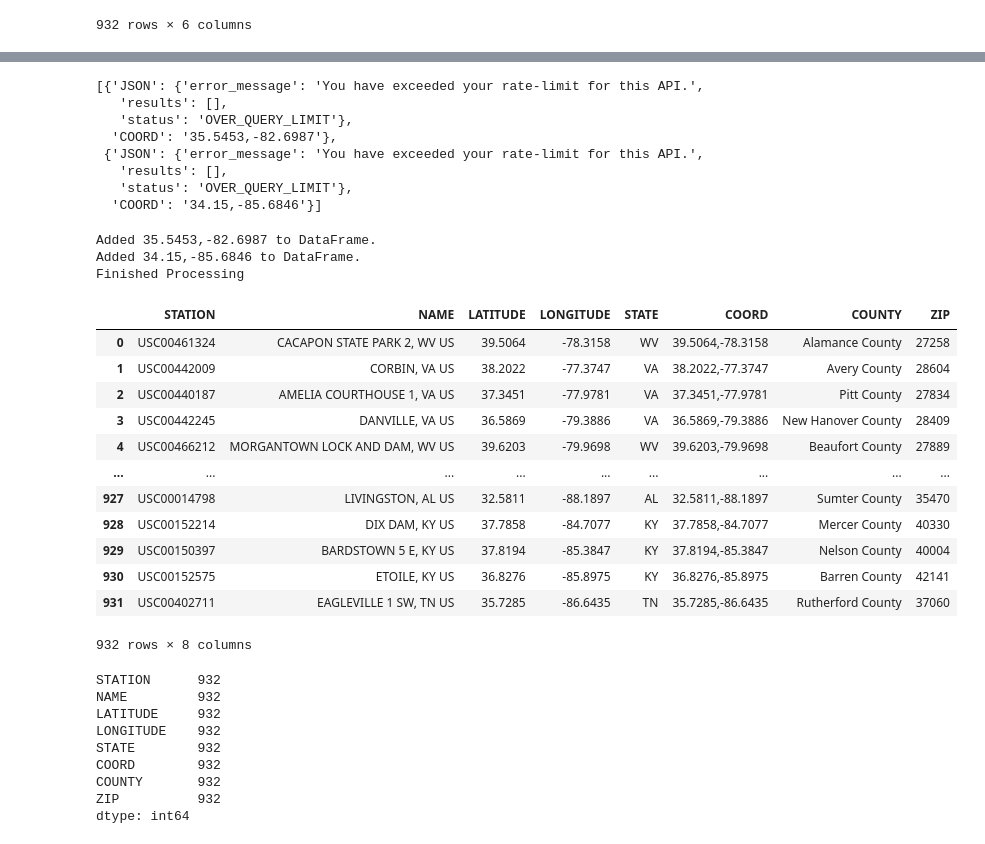
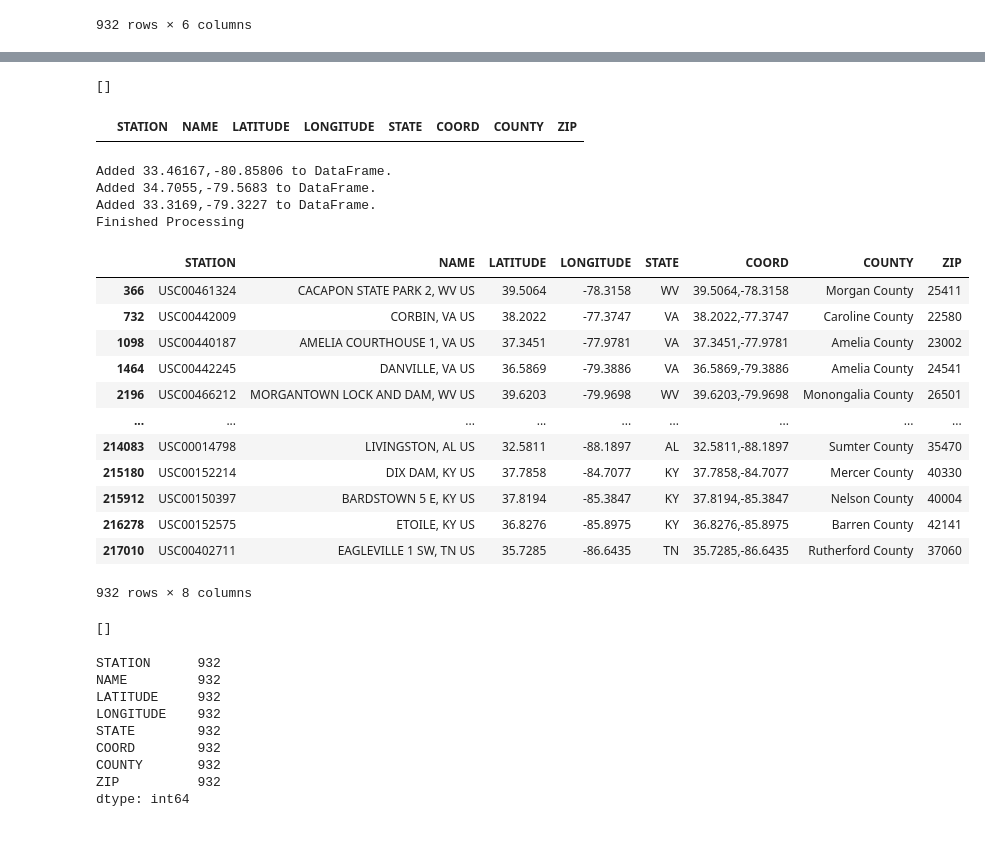
Before and after one commit to rebekahcallkacz/interactive-daily-normals, a Jupyter notebook: data_prep/data_cleaning.ipynb, the cells around one changed output, grey strips where cells are left out. Drawn from its saved outputs; the diff is of its cells as text; code cells hidden in the pictures.

Commit message:
fixed inaccurate geocoding and updated all datasets

```diff
--- a/data_prep/data_cleaning.ipynb
+++ b/data_prep/data_cleaning.ipynb
@@ -292,4 +236,6 @@ stations
 # %%
-# Extract out stations that are missing county and zip code
-missing_geocode = stations.loc[stations['COUNTY'].isnull()]
-missing_geocode
+# Empty list for any stations missing
+missing_stations = []
+
+# Create columns for county and zip code
+stations_others = stations.loc[stations['COUNTY'] == '']
@@ -310,9 +242,7 @@ missing_geocode
 # %%
-# Create empty list to store any calls that don't work
-missing_stations = []
-
-# Use reverse geocoding using Google's Geocoding API to find the rest of the zipcodes and counties
-for coord in missing_geocode['COORD']:
+# Use reverse geocoding using Google's Geocoding API to find the zipcodes and counties
+for index, row in stations_others.iterrows():
+    coord = row["COORD"]
     # Assemble url and make API call based on coordinates
     url = f'https://maps.googleapis.com/maps/api/geocode/json?latlng={coord}&key={gkey}'
     response = requests.get(url)
@@ -330,6 +260,7 @@ for coord in missing_geocode['COORD']:
         stations.loc[stations['COORD'] == coord, 'ZIP'] = zipcode
 
         print(f'Added {coord} to DataFrame.')
+        time.sleep(1)
 
     except:
         # Store any problematic coordinates
@@ -362,14 +293,12 @@ Finished Processing
 # Check if any json requests were unsuccessful
 missing_stations
 # %% [output]
-[{'JSON': {'error_message': 'You have exceeded your rate-limit for this API.',
-   'results': [],
-   'status': 'OVER_QUERY_LIMIT'},
-  'COORD': '35.5453,-82.6987'},
- {'JSON': {'error_message': 'You have exceeded your rate-limit for this API.',
-   'results': [],
-   'status': 'OVER_QUERY_LIMIT'},
-  'COORD': '34.15,-85.6846'}]
+[]
+# %%
+# Check for any empty county/zip entries
+stations.loc[stations["COUNTY"] == ""]
+# %% [output]
+|  | STATION | NAME | LATITUDE | LONGITUDE | STATE | COORD | COUNTY | ZIP |
 # %%
 # Retry API calls which didn't work
 
@@ -406,26 +335,31 @@ for entry in missing_stations:
 
 print('Finished Processing')
 # %% [output]
-Added 35.5453,-82.6987 to DataFrame.
-Added 34.15,-85.6846 to DataFrame.
+Added 33.46167,-80.85806 to DataFrame.
+Added 34.7055,-79.5683 to DataFrame.
+Added 33.3169,-79.3227 to DataFrame.
 Finished Processing
 # %%
 # Preview DataFrame
-stations
+stations.loc[stations['COUNTY'] != '']
 # %% [output]
 |  | STATION | NAME | LATITUDE | LONGITUDE | STATE | COORD | COUNTY | ZIP |
-| 0 | USC00461324 | CACAPON STATE PARK 2, WV US | 39.5064 | -78.3158 | WV | 39.5064,-78.3158 | Alamance County | 27258 |
-| 1 | USC00442009 | CORBIN, VA US | 38.2022 | -77.3747 | VA | 38.2022,-77.3747 | Avery County | 28604 |
-| 2 | USC00440187 | AMELIA COURTHOUSE 1, VA US | 37.3451 | -77.9781 | VA | 37.3451,-77.9781 | Pitt County | 27834 |
-| 3 | USC00442245 | DANVILLE, VA US | 36.5869 | -79.3886 | VA | 36.5869,-79.3886 | New Hanover County | 28409 |
-| 4 | USC00466212 | MORGANTOWN LOCK AND DAM, WV US | 39.6203 | -79.9698 | WV | 39.6203,-79.9698 | Beaufort County | 27889 |
+| 366 | USC00461324 | CACAPON STATE PARK 2, WV US | 39.5064 | -78.3158 | WV | 39.5064,-78.3158 | Morgan County | 25411 |
+| 732 | USC00442009 | CORBIN, VA US | 38.2022 | -77.3747 | VA | 38.2022,-77.3747 | Caroline County | 22580 |
+| 1098 | USC00440187 | AMELIA COURTHOUSE 1, VA US | 37.3451 | -77.9781 | VA | 37.3451,-77.9781 | Amelia County | 23002 |
+| 1464 | USC00442245 | DANVILLE, VA US | 36.5869 | -79.3886 | VA | 36.5869,-79.3886 | Amelia County | 24541 |
+| 2196 | USC00466212 | MORGANTOWN LOCK AND DAM, WV US | 39.6203 | -79.9698 | WV | 39.6203,-79.9698 | Monongalia County | 26501 |
 | ... | ... | ... | ... | ... | ... | ... | ... | ... |
-| 927 | USC00014798 | LIVINGSTON, AL US | 32.5811 | -88.1897 | AL | 32.5811,-88.1897 | Sumter County | 35470 |
-| 928 | USC00152214 | DIX DAM, KY US | 37.7858 | -84.7077 | KY | 37.7858,-84.7077 | Mercer County | 40330 |
-| 929 | USC00150397 | BARDSTOWN 5 E, KY US | 37.8194 | -85.3847 | KY | 37.8194,-85.3847 | Nelson County | 40004 |
-| 930 | USC00152575 | ETOILE, KY US | 36.8276 | -85.8975 | KY | 36.8276,-85.8975 | Barren County | 42141 |
-| 931 | USC00402711 | EAGLEVILLE 1 SW, TN US | 35.7285 | -86.6435 | TN | 35.7285,-86.6435 | Rutherford County | 37060 |
+| 214083 | USC00014798 | LIVINGSTON, AL US | 32.5811 | -88.1897 | AL | 32.5811,-88.1897 | Sumter County | 35470 |
+| 215180 | USC00152214 | DIX DAM, KY US | 37.7858 | -84.7077 | KY | 37.7858,-84.7077 | Mercer County | 40330 |
+| 215912 | USC00150397 | BARDSTOWN 5 E, KY US | 37.8194 | -85.3847 | KY | 37.8194,-85.3847 | Nelson County | 40004 |
+| 216278 | USC00152575 | ETOILE, KY US | 36.8276 | -85.8975 | KY | 36.8276,-85.8975 | Barren County | 42141 |
+| 217010 | USC00402711 | EAGLEVILLE 1 SW, TN US | 35.7285 | -86.6435 | TN | 35.7285,-86.6435 | Rutherford County | 37060 |
 932 rows × 8 columns
+# %%
+missing_stations_2
+# %% [output]
+[]
 # %%
 # Check that there are no missing values
 stations.count()
```
Also changed, not shown: parts of 14 cells of this notebook, 5 other files.
